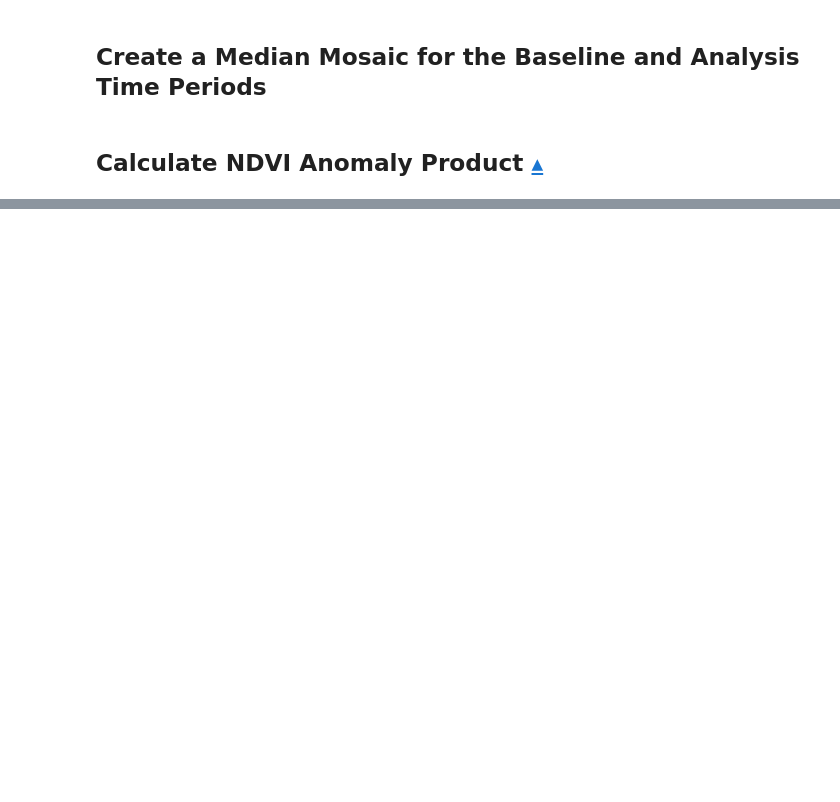
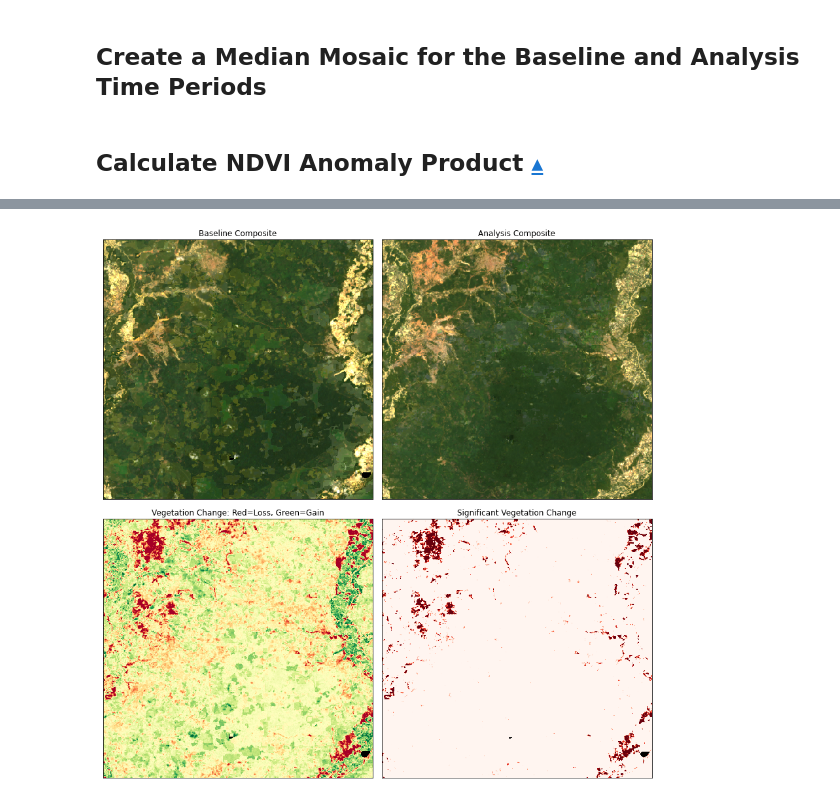
Before and after one commit to ceos-seo/odc-colab, a Jupyter notebook: notebooks/Colab_Vegetation_Change_L8.ipynb, the cells around one changed output, grey strips where cells are left out. Drawn from its saved outputs; the diff is of its cells as text; code cells hidden in the pictures; blank space fills up the shorter version.

Commit message:
Added new and updated old notebooks

```diff
--- a/notebooks/Colab_Vegetation_Change_L8.ipynb
+++ b/notebooks/Colab_Vegetation_Change_L8.ipynb
@@ -88,14 +74,16 @@ display_map(latitude = latitude, longitude = longitude)
 # %%
+# MODIFY HERE
+
 from datetime import datetime
 
-# Select the start and end periods for your analysis products (Year,Month,Day).
-# These time windows will be used to make a median mosaic, so typically pick a year length (or more)
-# or select a small window surrounding a clear single date (use Cloud Statistics notebook).
-# Also, be sure to evaluate the RGB mosaics (below) to affirm they are not full of clouds.
+# Select the start and end periods for your analysis (Year,Month,Day).
+# These time windows will be used to make a median mosaic of the available scenes
+# It is typical to pick a single date, season, or year
+# Be sure to evaluate the cloud conditions using the Cloud Statistics notebook
 
 # Select the baseline time period (start and end)
-baseline_time_period = ('2013-12-22', '2013-12-24')
+baseline_time_period = ('2015-01-01', '2015-12-31')
 
 # Select the analysis time period (start and end)
-analysis_time_period = ('2019-01-05', '2019-01-07')
+analysis_time_period = ('2020-01-01', '2020-12-31')
 # %% [markdown]
@@ -130,4 +118,4 @@ def NDVI(dataset):
 # %%
 parameter_baseline_composite = NDVI(baseline_composite)
 parameter_analysis_composite = NDVI(analysis_composite)
-parameter_anomaly = parameter_analysis_composite - parameter_baseline_composite
+NDVI_change = parameter_analysis_composite - parameter_baseline_composite
@@ -213,0 +133,55 @@ plt.show()
+# %%
+# MODIFY HERE
+
+# Plotting Analysis Results
+# There are several potential modifications in the code below
+# Review the comments for more details about adjustable parameters
+
+# Set the plotting configuration and figure size
+fig, ax = plt.subplots(2, 2, figsize=(12,12))
+
+# Set black image borders
+for sub_ax in ax.flatten():
+    sub_ax.set_facecolor('black')
+
+# Plot #1 = Baseline Composite (Median Mosaic) - RGB (upper left)
+# VMIN and VMAX can be used to adjust image brightness
+# Higher values of VMAX will darken the image
+baseline_rgb = baseline_composite[['red', 'green', 'blue']].to_array()
+baseline_rgb.plot.imshow(ax=ax[0,0], vmin=0, vmax=2000)
+
+# Plot #2 = Analysis Composite (Median Mosaic) - RGB (upper right)
+# VMIN and VMAX can be used to adjust image brightness
+# Higher values of VMAX will darken the image
+analysis_rgb = analysis_composite[['red', 'green', 'blue']].to_array()
+analysis_rgb.plot.imshow(ax=ax[0,1], vmin=0, vmax=2000)
+
+# Plot #3 = Vegetation Change based on NDVI (lower left)
+# The full NDVI anomaly range is -1.0 to 1.0 (VMIN and VMAX)
+# Using a smaller range (e.g. -0.4 to 0.4) will enhance the changes
+# NDVI loss is seen in RED (NDVI_change < 0)
+# NDVI gain is seen in GREEN (NDVI_change > 0)
+# NOTE: Clouds will display in BLACK
+NDVI_change.plot(ax=ax[1,0], vmin=-0.4, vmax=0.4, cmap = RdYlGn, add_colorbar=False)
+
+# Plot #4 = Significant Vegetation Change based on NDVI (lower right)
+# SELECT one of the plots below ... LOSS or GAIN
+# Adjust the range (VMIN to VMAX) to alter the results
+# NOTE: Clouds will display in BLACK
+
+# Significant vegetation LOSS is defined as "NDVI-Change" < -0.2 to -0.4
+NDVI_change.plot(ax=ax[1,1], vmin=-0.4, vmax=-0.2, cmap = "Reds_r", add_colorbar=False)
+
+# Significant vegetation GAIN is defined as "NDVI-Change" > 0.2 to 0.4
+# NDVI_change.plot(ax=ax[1,1], vmin=0.2, vmax=0.4, cmap = "Greens", add_colorbar=False)
+
+# Define titles and remove axis labels for all plots
+ax[0,0].set_title('Baseline Composite'), ax[0,0].xaxis.set_visible(False), ax[0,0].yaxis.set_visible(False)
+ax[0,1].set_title('Analysis Composite'), ax[0,1].xaxis.set_visible(False), ax[0,1].yaxis.set_visible(False)
+ax[1,0].set_title('Vegetation Change: Red=Loss, Green=Gain'), ax[1,0].xaxis.set_visible(False), ax[1,0].yaxis.set_visible(False)
+ax[1,1].set_title('Significant Vegetation Change'), ax[1,1].xaxis.set_visible(False), ax[1,1].yaxis.set_visible(False)
+
+plt.tight_layout()
+plt.show()
+# %% [output]
+[figure, added]
```
Also changed, not shown: parts of 19 cells of this notebook, 9 other files.
